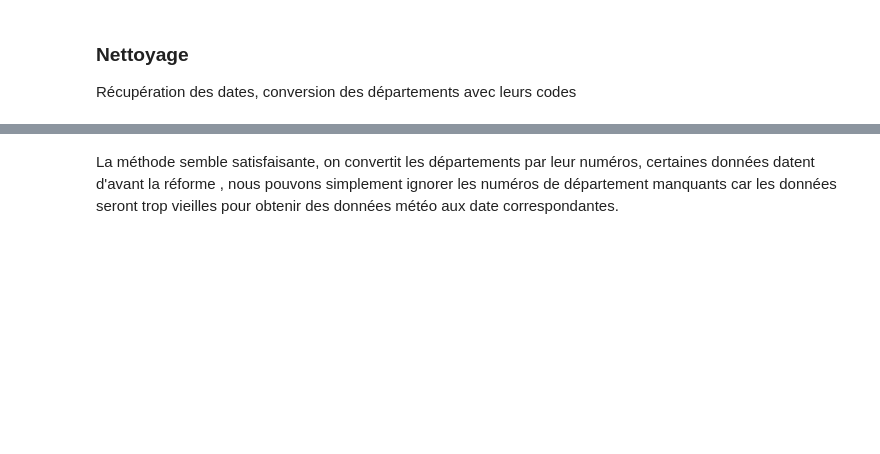
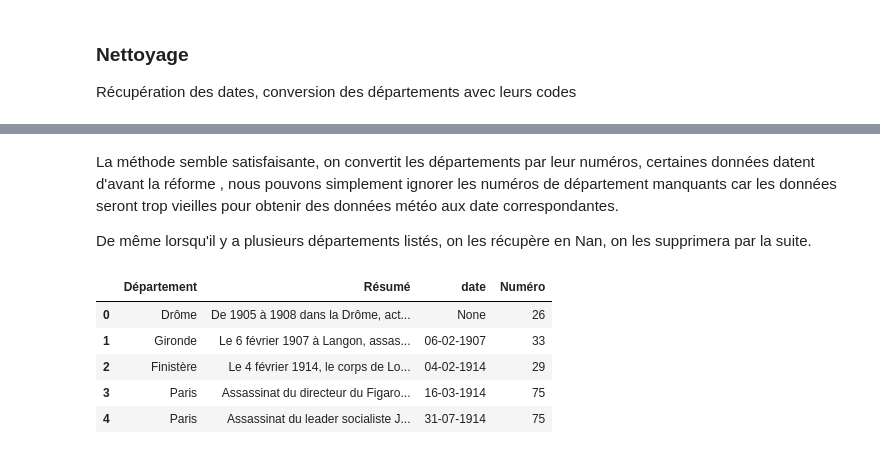
Before and after one commit to jadevalade2/projet_python_datascience_2AS1, a Jupyter notebook: donnees_juris.ipynb, the cells around one changed output, grey strips where cells are left out. Cells and saved outputs as stored; diff of their text form; code cells hidden in the pictures; blank space fills up the shorter version.

```diff
--- a/donnees_juris.ipynb
+++ b/donnees_juris.ipynb
@@ -243,2 +242,4 @@ test
 # %% [markdown]
 La méthode semble satisfaisante, on convertit les départements par leur numéros, certaines données datent d'avant la réforme , nous pouvons simplement ignorer les numéros de département manquants car les données seront trop vieilles pour obtenir des données météo aux date correspondantes.
+
+De même lorsqu'il y a plusieurs départements listés, on les récupère en Nan, on les supprimera par la suite.
@@ -244,0 +352,17 @@ La méthode semble satisfaisante, on convertit les départements par leur numér
+# %%
+### Transformation du dictionnaire en dataframe puis merge
+
+departement_df = pd.DataFrame.from_dict(DEPARTMENTS, orient = 'index', columns=["Département"])
+departement_df = departement_df.reset_index()
+departement_df.columns = ["Numéro", "Département"]
+
+faitsDivDF = faitsDivDF.merge(departement_df, on="Département", how = "inner")
+# %%
+faitsDivDF.head()
+# %% [output]
+|  | Département | Résumé | date | Numéro |
+| 0 | Drôme | De 1905 à 1908 dans la Drôme, act... | None | 26 |
+| 1 | Gironde | Le 6 février 1907 à Langon, assas... | 06-02-1907 | 33 |
+| 2 | Finistère | Le 4 février 1914, le corps de Lo... | 04-02-1914 | 29 |
+| 3 | Paris | Assassinat du directeur du Figaro... | 16-03-1914 | 75 |
+| 4 | Paris | Assassinat du leader socialiste J... | 31-07-1914 | 75 |
```
Also changed, not shown: parts of 6 cells of this notebook, 1 other file.
